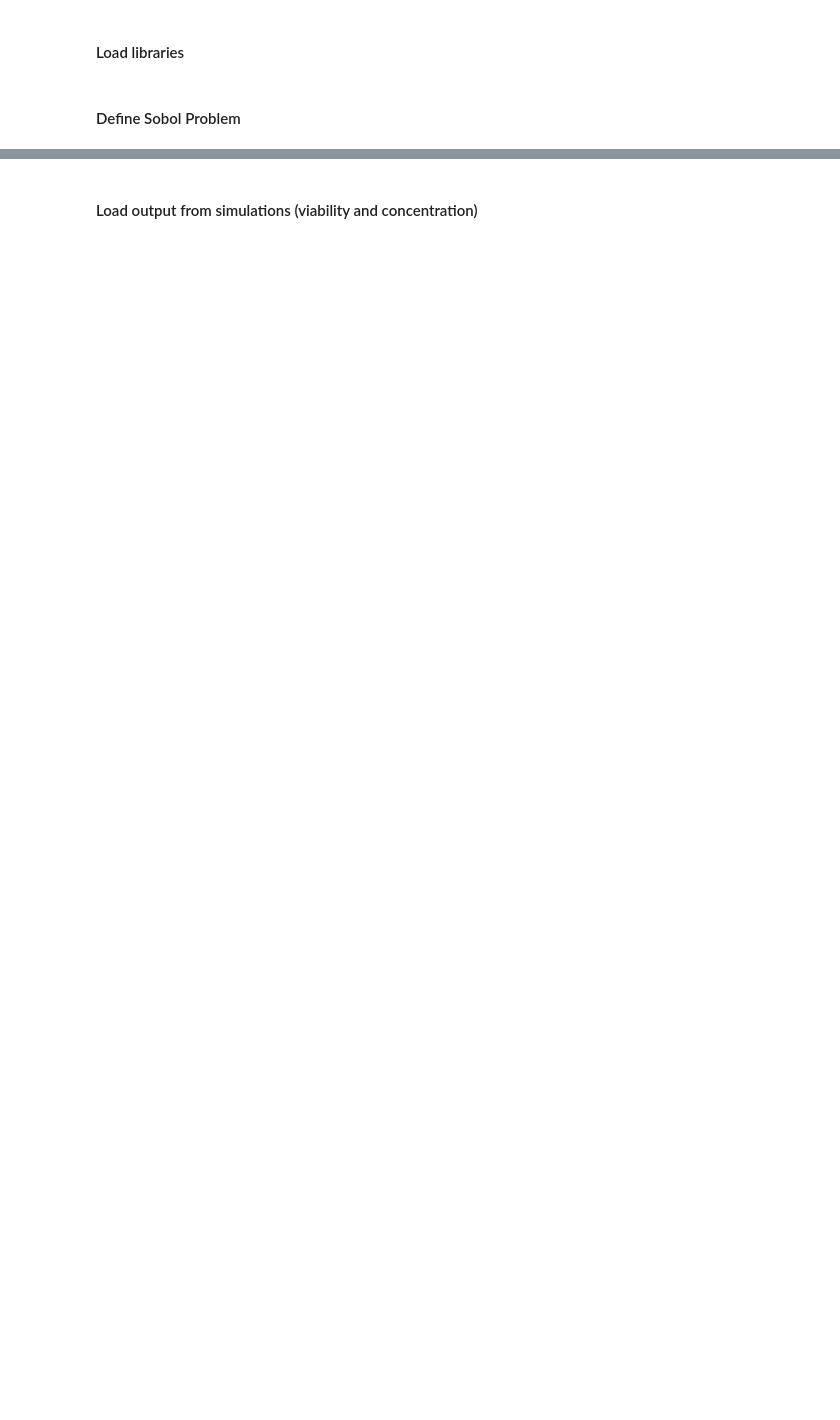
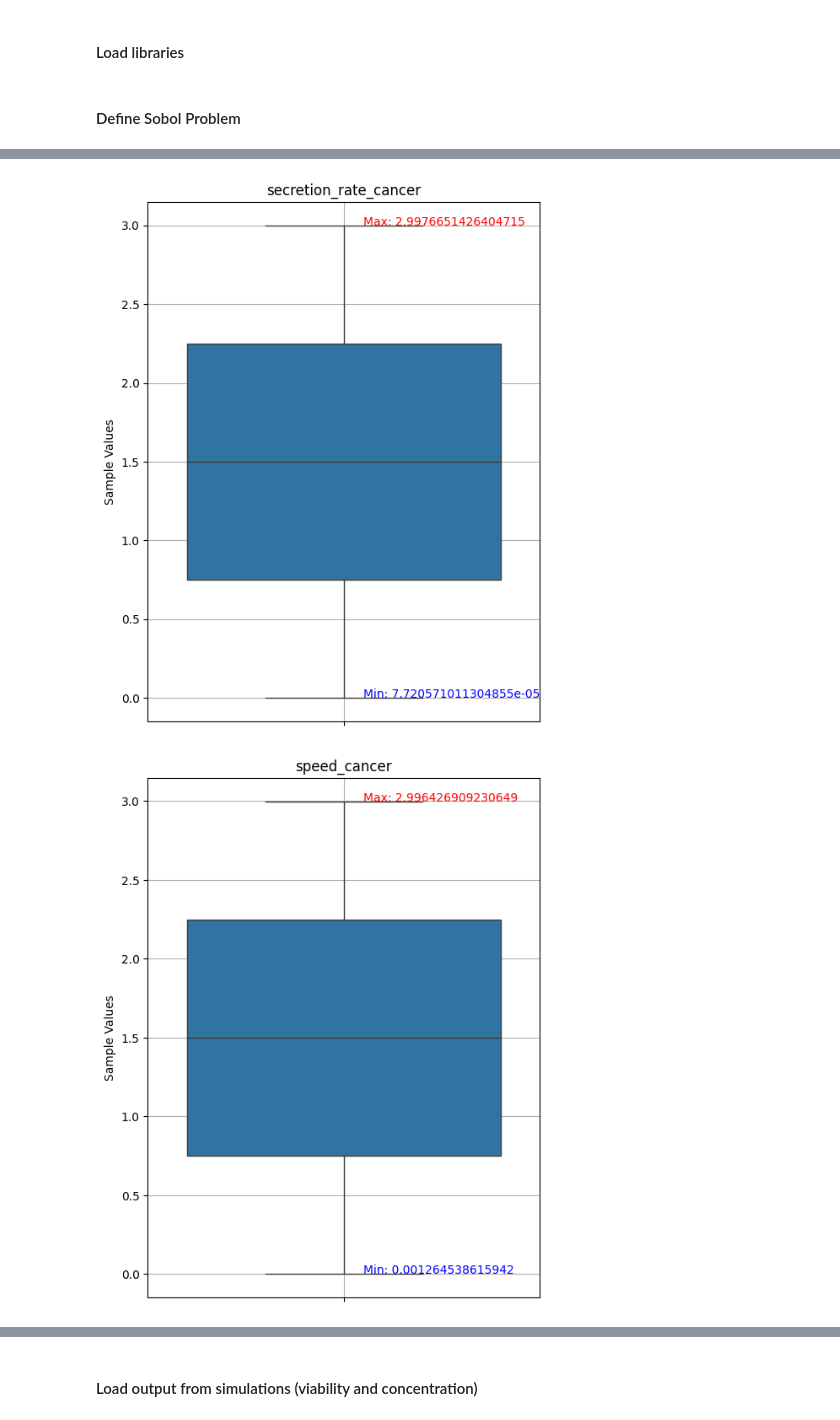
Before and after one commit to mhurtado13/NLC-CLL_HPC_exploration, a Jupyter notebook: Physicell_NLCs-CLL/scripts/SA_analysis.ipynb, the cells around one changed output, grey strips where cells are left out. Saved outputs shown, nothing was run; the diff lists cells and outputs as text; code cells hidden in the pictures; blank space fills up the shorter version.

```diff
--- a/Physicell_NLCs-CLL/scripts/SA_analysis.ipynb
+++ b/Physicell_NLCs-CLL/scripts/SA_analysis.ipynb
@@ -32,3 +32,8 @@ problem = {
 
 experimental = np.loadtxt('../../Netlogo_NLCs-CLL/filtered_fused_9patients.csv', delimiter=",", skiprows=1)
 time_points = experimental[:,0]
+# %%
+samples0 = pd.read_csv('../data_output/Sensitivity_analysis/samples/samples_test1/Samples_0.csv', delimiter=",")
+samples1 = pd.read_csv('../data_output/Sensitivity_analysis/samples/samples_test1/Samples_1.csv', delimiter=",")
+samples_data = pd.concat([samples0, samples1], axis = 0)
+samples_data.iloc[:,1]
@@ -34,0 +53,29 @@ time_points = experimental[:,0]
+# %%
+import pandas as pd
+import matplotlib.pyplot as plt
+import seaborn as sns
+
+# Assuming samples_data is a DataFrame where each column represents a parameter with sample values
+for i in range(0, samples_data.shape[1]):
+    # Extract the parameter column
+    samples = samples_data.iloc[:, i]
+    parameter_name = samples_data.columns[i]  # Get the name of the parameter
+
+    # Create a vertical box plot
+    plt.figure(figsize=(6, 8))
+    sns.boxplot(y=samples)  # Vertical orientation
+
+    # Add min and max values to the plot
+    min_value = samples.min()
+    max_value = samples.max()
+    plt.text(0.05, min_value, f'Min: {min_value}', horizontalalignment='left', color='blue')
+    plt.text(0.05, max_value, f'Max: {max_value}', horizontalalignment='left', color='red')
+
+    # Plot settings
+    plt.title(f'{parameter_name}')
+    plt.ylabel('Sample Values')
+    plt.grid(True)
+    plt.show()
+# %% [output]
+[figure, added]
+[figure, added]
```
Also changed, not shown: parts of 18 cells of this notebook, 15 other files.
